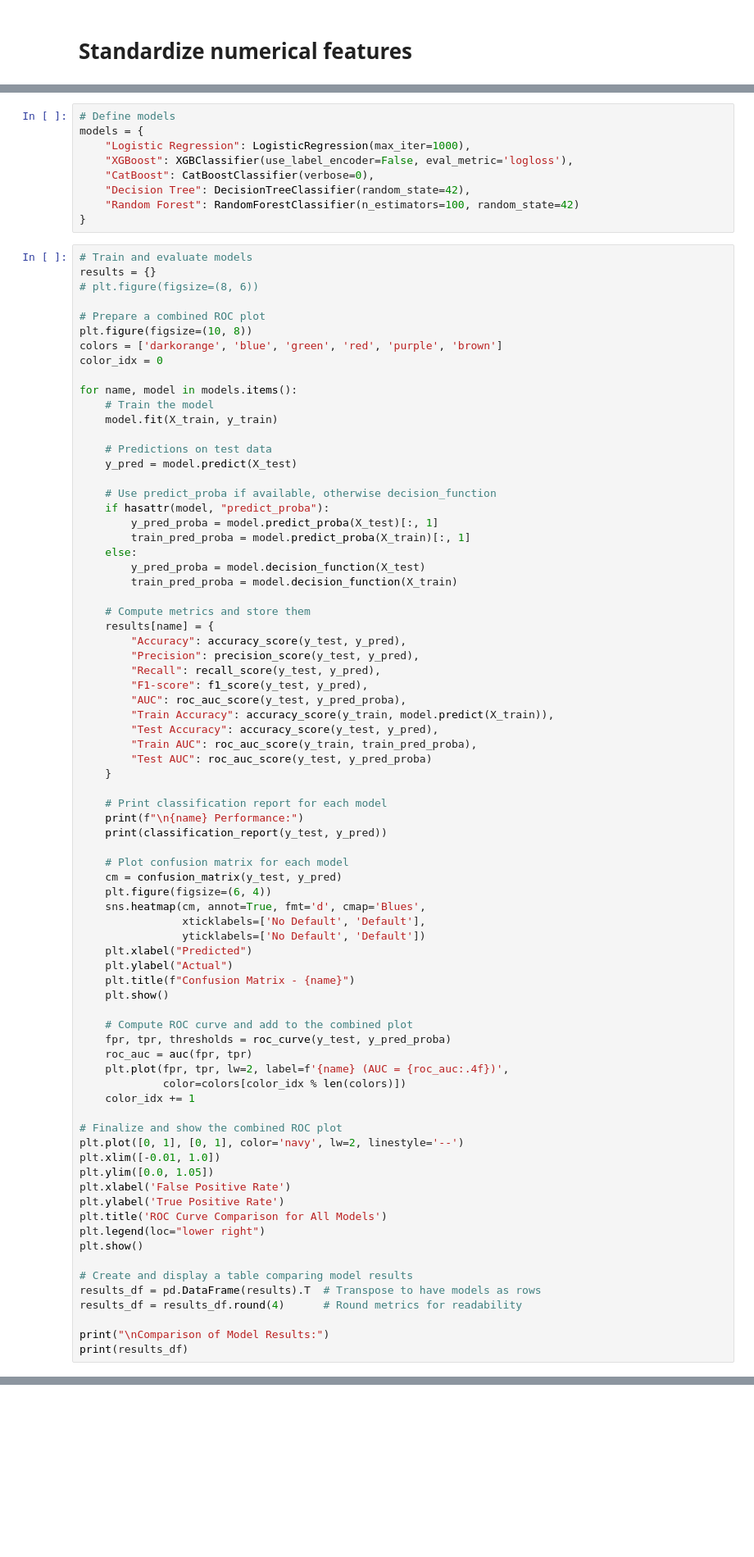
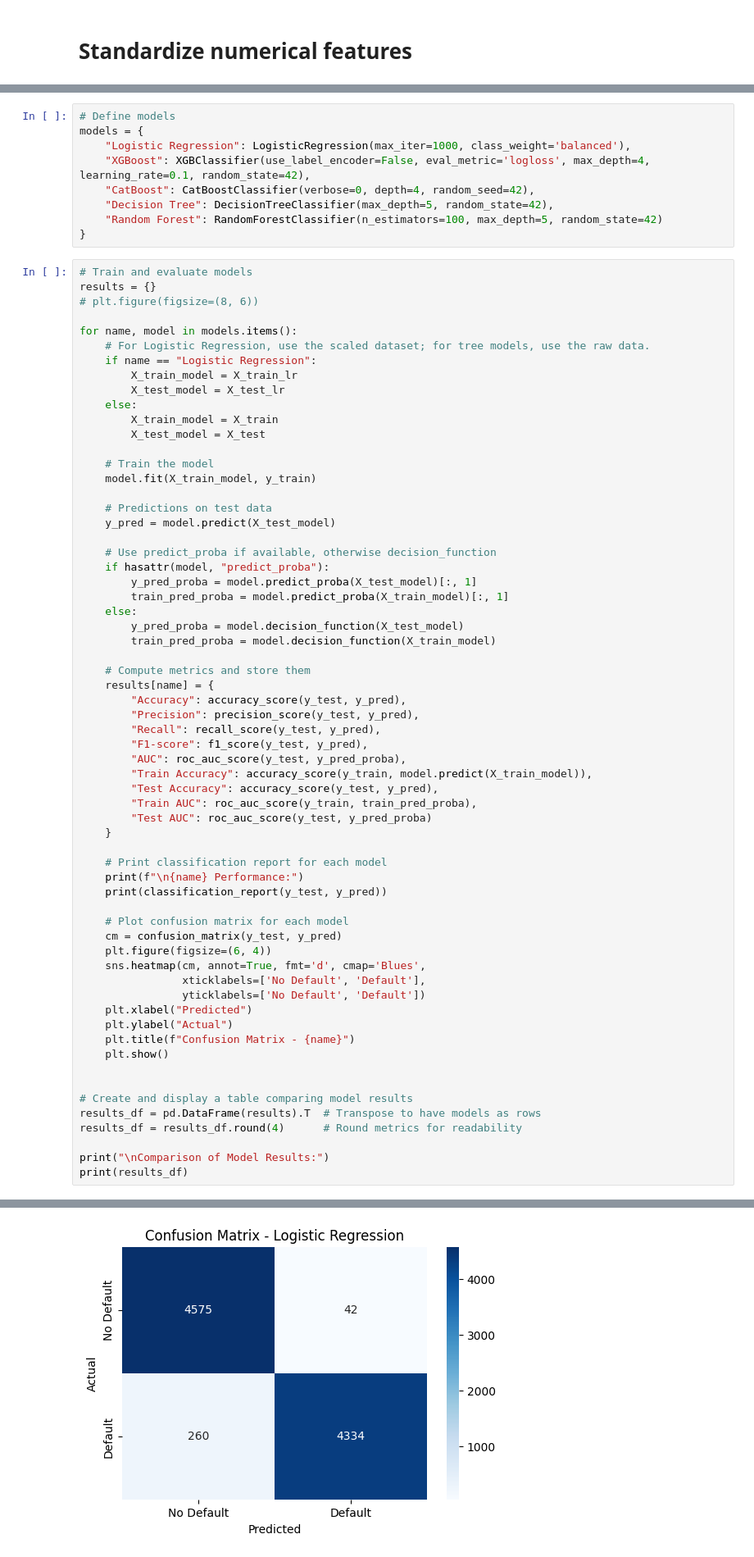
Before and after one commit to dhanmoti/ml-exercise, a Jupyter notebook: SMU_FNCE685_G2_PD_Prediction_v2.ipynb, the cells around one changed output, grey strips where cells are left out. Shown: that part at 82% size. Saved outputs shown, nothing was run; the diff lists cells and outputs as text; blank space fills up the shorter version.

```diff
--- a/SMU_FNCE685_G2_PD_Prediction_v2.ipynb
+++ b/SMU_FNCE685_G2_PD_Prediction_v2.ipynb
@@ -441,36 +600,39 @@ X_train, X_test, y_train, y_test = train_test_split(X_resampled, y_resampled, te
 # %%
 # Define models
 models = {
-    "Logistic Regression": LogisticRegression(max_iter=1000),
-    "XGBoost": XGBClassifier(use_label_encoder=False, eval_metric='logloss'),
-    "CatBoost": CatBoostClassifier(verbose=0),
-    "Decision Tree": DecisionTreeClassifier(random_state=42),
-    "Random Forest": RandomForestClassifier(n_estimators=100, random_state=42)
+    "Logistic Regression": LogisticRegression(max_iter=1000, class_weight='balanced'),
+    "XGBoost": XGBClassifier(use_label_encoder=False, eval_metric='logloss', max_depth=4, learning_rate=0.1, random_state=42),
+    "CatBoost": CatBoostClassifier(verbose=0, depth=4, random_seed=42),
+    "Decision Tree": DecisionTreeClassifier(max_depth=5, random_state=42),
+    "Random Forest": RandomForestClassifier(n_estimators=100, max_depth=5, random_state=42)
 }
 # %%
 # Train and evaluate models
 results = {}
 # plt.figure(figsize=(8, 6))
 
-# Prepare a combined ROC plot
-plt.figure(figsize=(10, 8))
-colors = ['darkorange', 'blue', 'green', 'red', 'purple', 'brown']
-color_idx = 0
+for name, model in models.items():
+    # For Logistic Regression, use the scaled dataset; for tree models, use the raw data.
+    if name == "Logistic Regression":
+        X_train_model = X_train_lr
+        X_test_model = X_test_lr
+    else:
+        X_train_model = X_train
+        X_test_model = X_test
 
-for name, model in models.items():
     # Train the model
-    model.fit(X_train, y_train)
+    model.fit(X_train_model, y_train)
 
     # Predictions on test data
-    y_pred = model.predict(X_test)
+    y_pred = model.predict(X_test_model)
 
     # Use predict_proba if available, otherwise decision_function
     if hasattr(model, "predict_proba"):
-        y_pred_proba = model.predict_proba(X_test)[:, 1]
-        train_pred_proba = model.predict_proba(X_train)[:, 1]
+        y_pred_proba = model.predict_proba(X_test_model)[:, 1]
+        train_pred_proba = model.predict_proba(X_train_model)[:, 1]
     else:
-        y_pred_proba = model.decision_function(X_test)
-        train_pred_proba = model.decision_function(X_train)
+        y_pred_proba = model.decision_function(X_test_model)
+        train_pred_proba = model.decision_function(X_train_model)
 
     # Compute metrics and store them
     results[name] = {
@@ -479,7 +641,7 @@ for name, model in models.items():
         "Recall": recall_score(y_test, y_pred),
         "F1-score": f1_score(y_test, y_pred),
         "AUC": roc_auc_score(y_test, y_pred_proba),
-        "Train Accuracy": accuracy_score(y_train, model.predict(X_train)),
+        "Train Accuracy": accuracy_score(y_train, model.predict(X_train_model)),
         "Test Accuracy": accuracy_score(y_test, y_pred),
         "Train AUC": roc_auc_score(y_train, train_pred_proba),
         "Test AUC": roc_auc_score(y_test, y_pred_proba)
@@ -500,22 +662,6 @@ for name, model in models.items():
     plt.title(f"Confusion Matrix - {name}")
     plt.show()
 
-    # Compute ROC curve and add to the combined plot
-    fpr, tpr, thresholds = roc_curve(y_test, y_pred_proba)
-    roc_auc = auc(fpr, tpr)
-    plt.plot(fpr, tpr, lw=2, label=f'{name} (AUC = {roc_auc:.4f})',
-             color=colors[color_idx % len(colors)])
-    color_idx += 1
-
-# Finalize and show the combined ROC plot
-plt.plot([0, 1], [0, 1], color='navy', lw=2, linestyle='--')
-plt.xlim([-0.01, 1.0])
-plt.ylim([0.0, 1.05])
-plt.xlabel('False Positive Rate')
-plt.ylabel('True Positive Rate')
-plt.title('ROC Curve Comparison for All Models')
-plt.legend(loc="lower right")
-plt.show()
 
 # Create and display a table comparing model results
 results_df = pd.DataFrame(results).T  # Transpose to have models as rows
@@ -523,3 +669,4 @@ results_df = results_df.round(4)      # Round metrics for readability
 
 print("\nComparison of Model Results:")
 print(results_df)
+# %% [output]
@@ -525,0 +682 @@ print(results_df)
+[figure, added]
```
Also changed, not shown: parts of 29 cells of this notebook.
